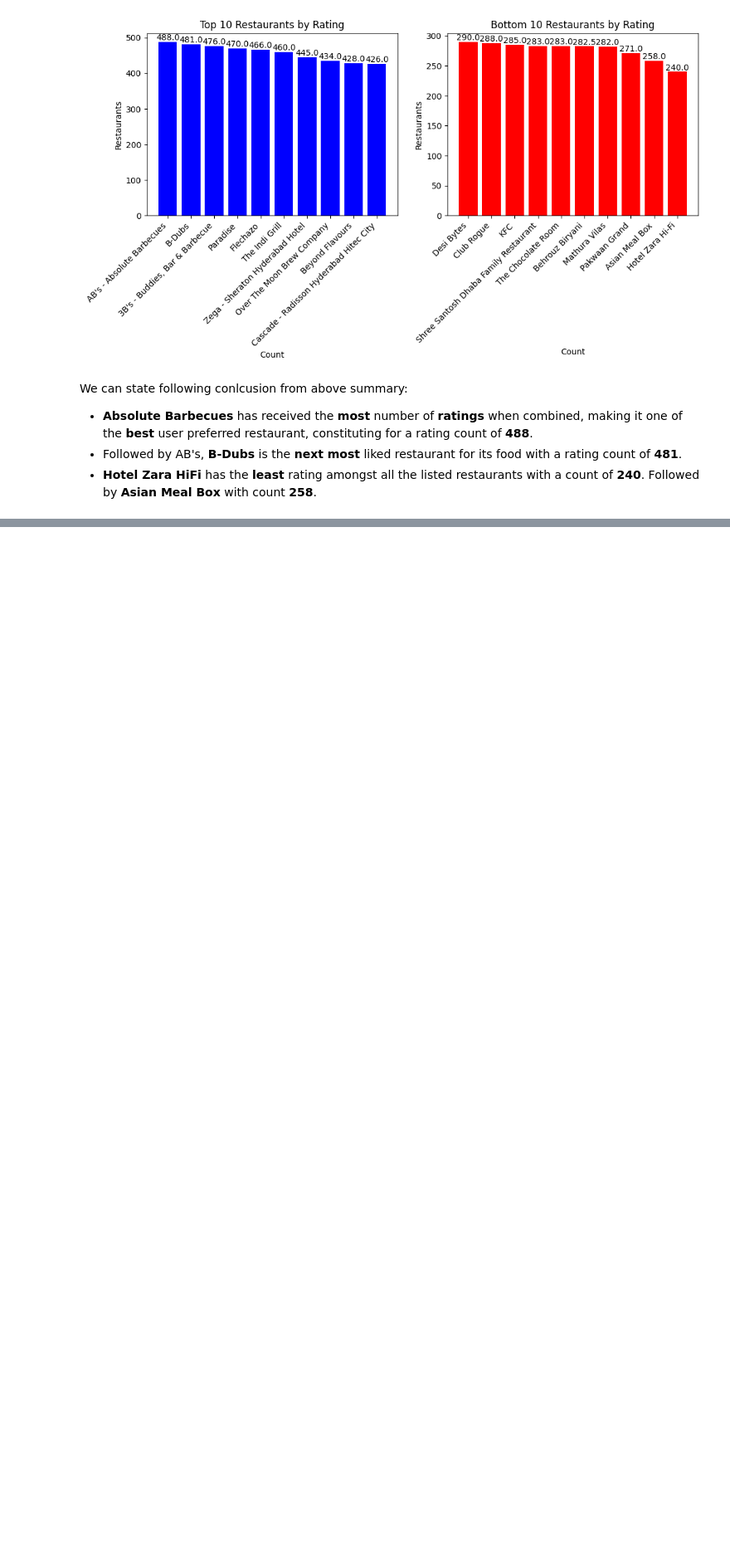
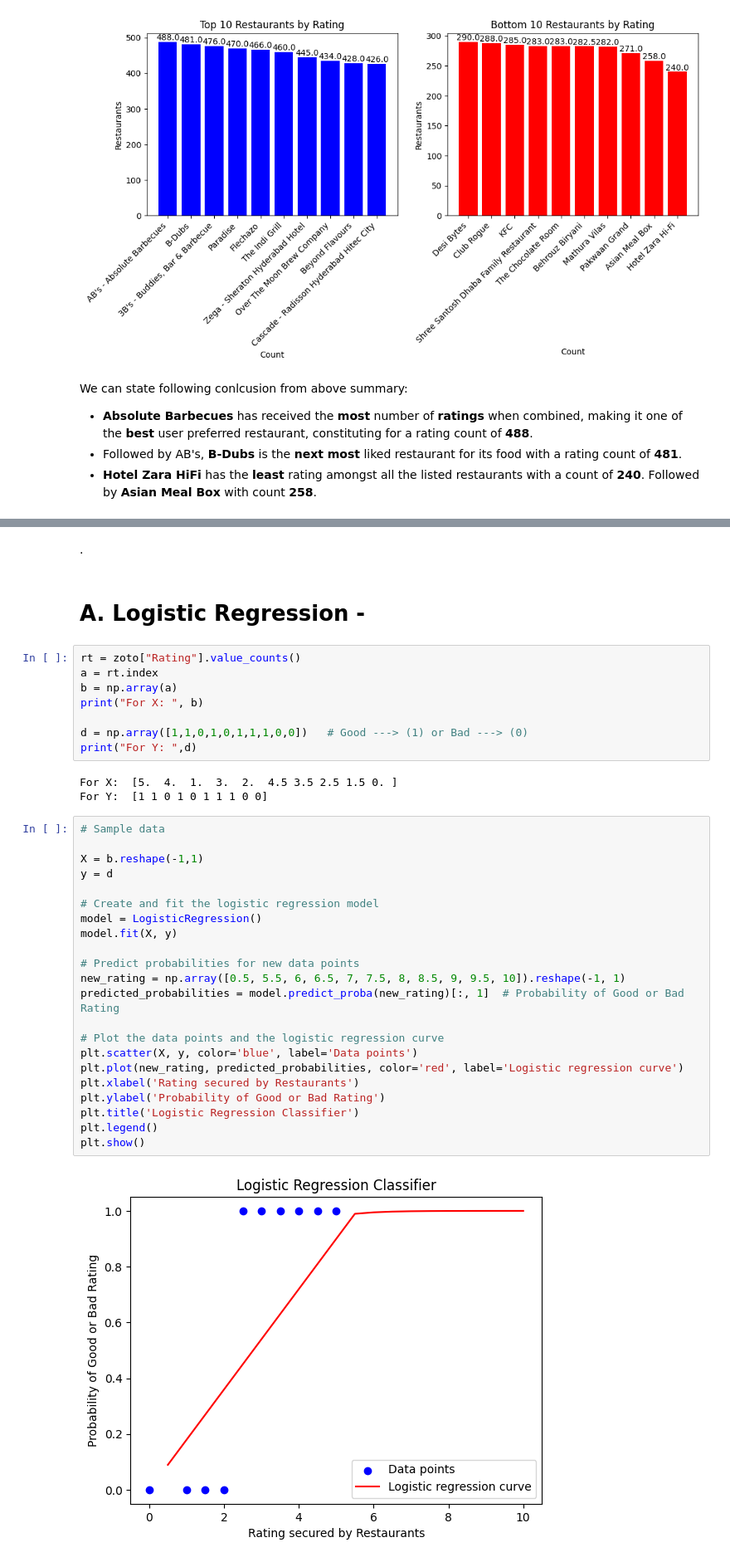
Before and after one commit to Amitish/Zomato-ML-Project, a Jupyter notebook: Zomato_Mid_Assessment_ML1_.ipynb, the cells around one changed output, grey strips where cells are left out. Shown at 83% size. Saved outputs shown, nothing was run; the diff lists cells and outputs as text; blank space fills up the shorter version.

```diff
--- a/Zomato_Mid_Assessment_ML1_.ipynb
+++ b/Zomato_Mid_Assessment_ML1_.ipynb
@@ -564,0 +670,39 @@ We can state following conlcusion from above summary:
+# %% [markdown]
+.
+# %% [markdown]
+# A. Logistic Regression -
+# %%
+rt = zoto["Rating"].value_counts()
+a = rt.index
+b = np.array(a)
+print("For X: ", b)
+
+d = np.array([1,1,0,1,0,1,1,1,0,0])   # Good ---> (1) or Bad ---> (0)
+print("For Y: ",d)
+# %% [output]
+For X:  [5.  4.  1.  3.  2.  4.5 3.5 2.5 1.5 0. ]
+For Y:  [1 1 0 1 0 1 1 1 0 0]
+# %%
+# Sample data
+
+X = b.reshape(-1,1)
+y = d
+
+# Create and fit the logistic regression model
+model = LogisticRegression()
+model.fit(X, y)
+
+# Predict probabilities for new data points
+new_rating = np.array([0.5, 5.5, 6, 6.5, 7, 7.5, 8, 8.5, 9, 9.5, 10]).reshape(-1, 1)
+predicted_probabilities = model.predict_proba(new_rating)[:, 1]  # Probability of Good or Bad Rating
+
+# Plot the data points and the logistic regression curve
+plt.scatter(X, y, color='blue', label='Data points')
+plt.plot(new_rating, predicted_probabilities, color='red', label='Logistic regression curve')
+plt.xlabel('Rating secured by Restaurants')
+plt.ylabel('Probability of Good or Bad Rating')
+plt.title('Logistic Regression Classifier')
+plt.legend()
+plt.show()
+# %% [output]
+[figure, added]
```
Also changed, not shown: parts of 68 cells of this notebook.
